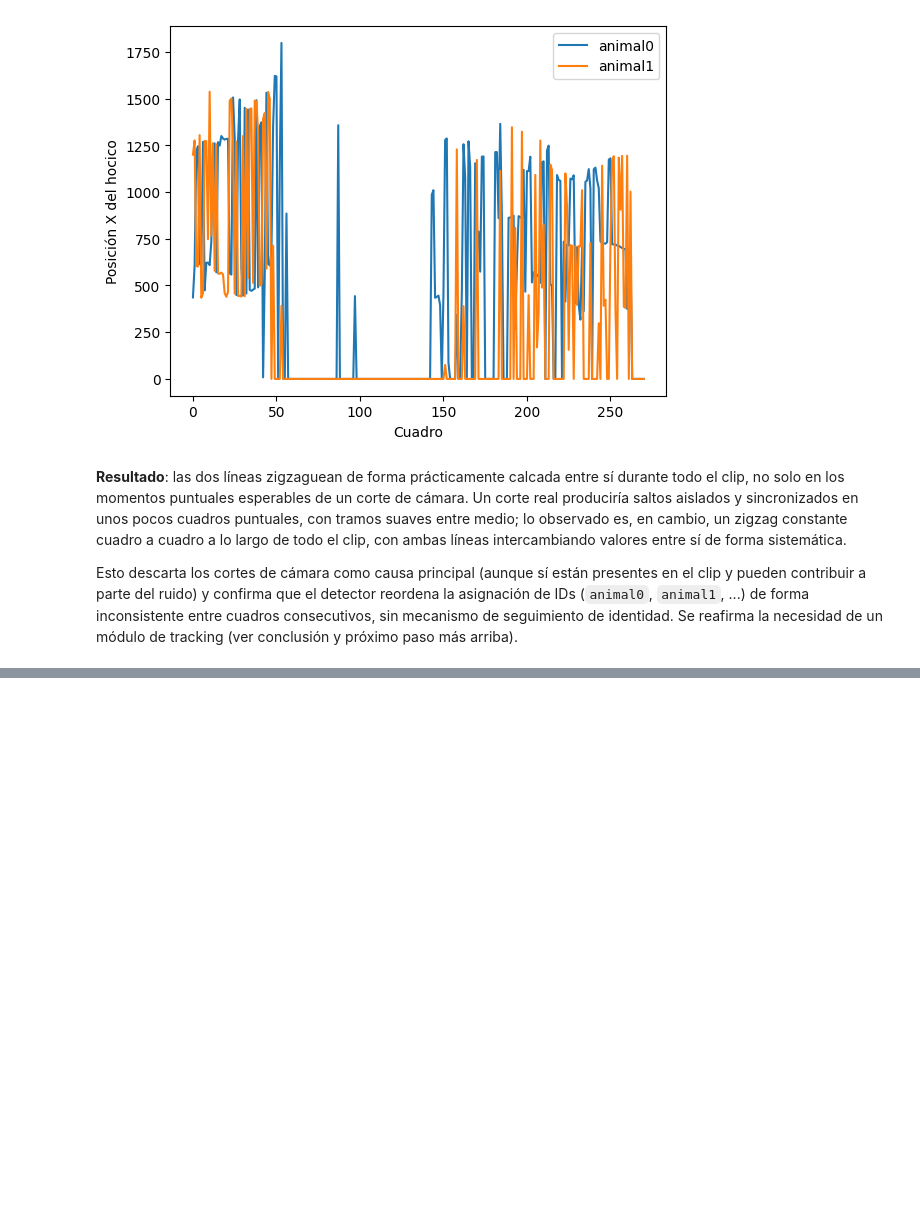
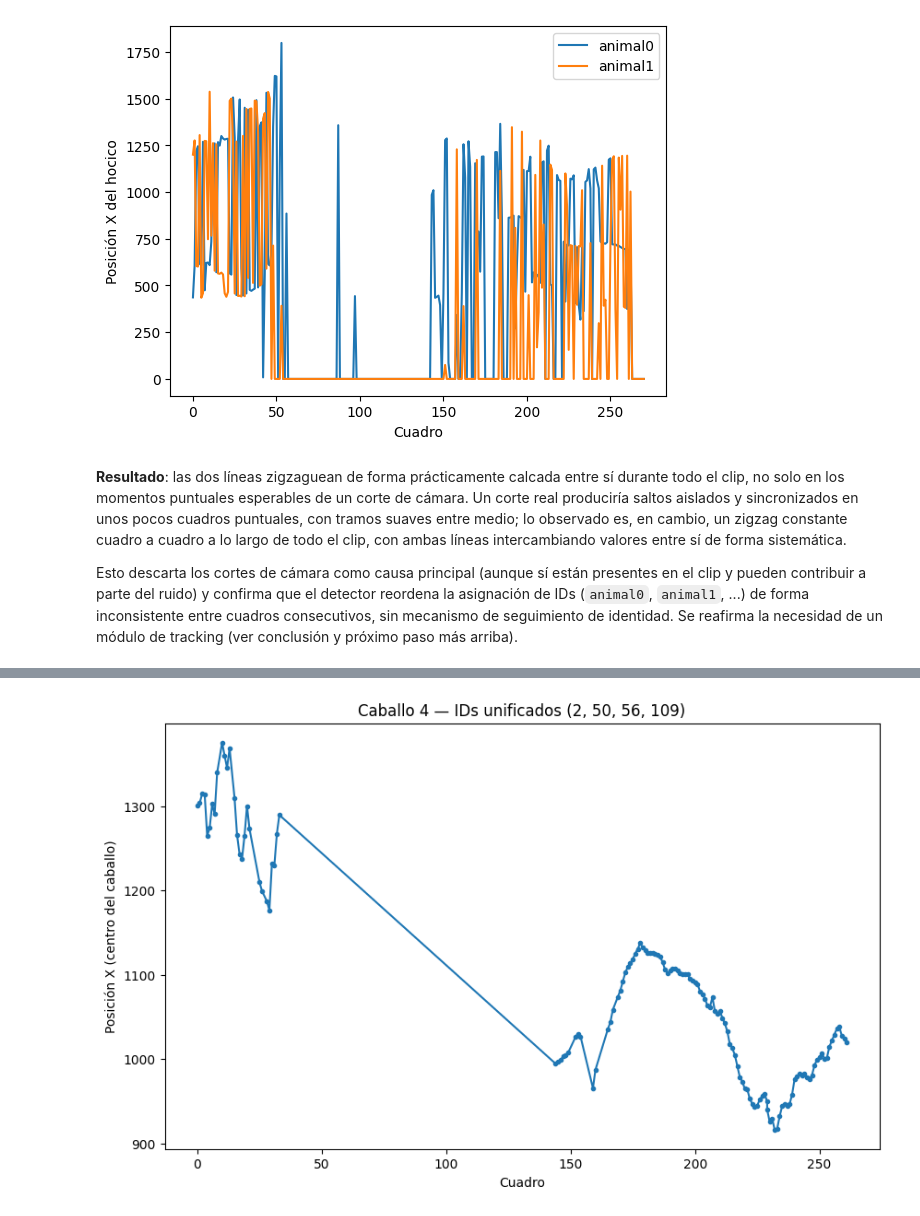
Before and after one commit to nachocabra/tesis-biomecanica-caballos, a Jupyter notebook: tesis_pipeline_pose_estimation.ipynb, the cells around one changed output, grey strips where cells are left out. Drawn from its saved outputs; the diff is of its cells as text; code cells hidden in the pictures; blank space fills up the shorter version.

```diff
--- a/tesis_pipeline_pose_estimation.ipynb
+++ b/tesis_pipeline_pose_estimation.ipynb
@@ -1034,0 +1228,20 @@ módulo de tracking (ver conclusión y próximo paso más arriba).
+# %%
+ids_caballo_4 = [2, 50, 56, 109]
+
+puntos_unificados = []
+for track_id in ids_caballo_4:
+    puntos_unificados.extend(posiciones_por_id[track_id])
+
+puntos_unificados.sort(key=lambda p: p[0])
+
+frames = [p[0] for p in puntos_unificados]
+xs = [p[1] for p in puntos_unificados]
+
+plt.figure(figsize=(10, 6))
+plt.plot(frames, xs, marker='o', markersize=3)
+plt.xlabel('Cuadro')
+plt.ylabel('Posición X (centro del caballo)')
+plt.title('Caballo 4 — IDs unificados (2, 50, 56, 109)')
+plt.show()
+# %% [output]
+[figure, added]
```
Also changed, not shown: parts of 16 cells of this notebook.
